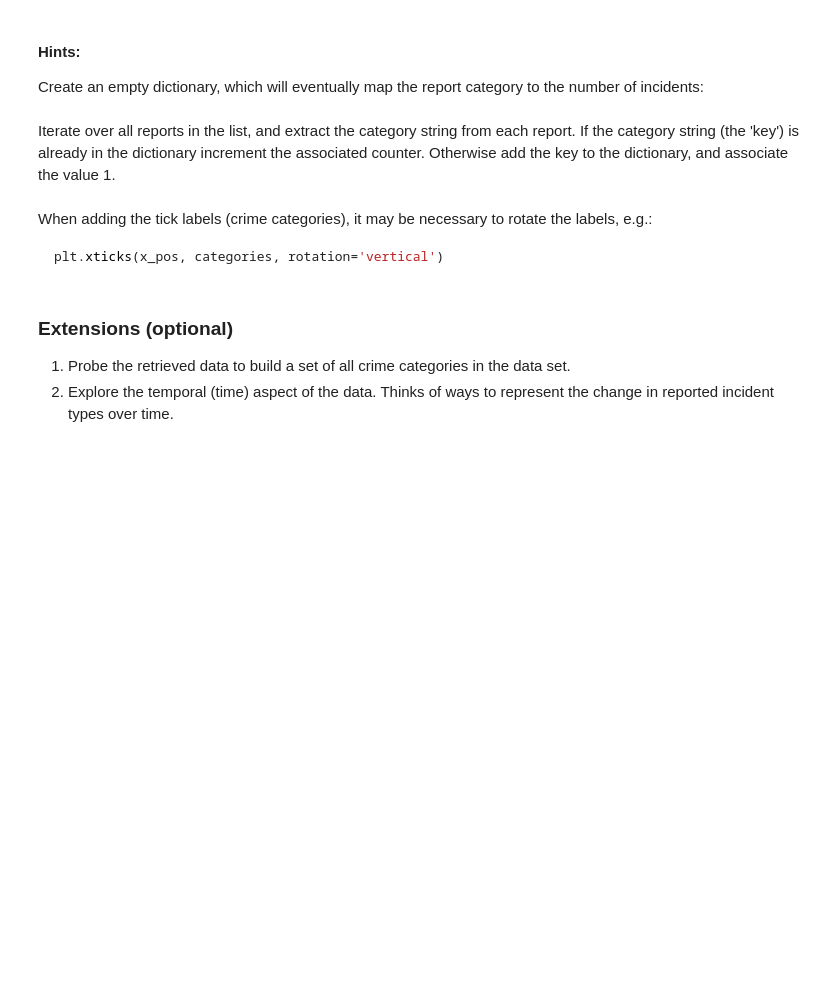
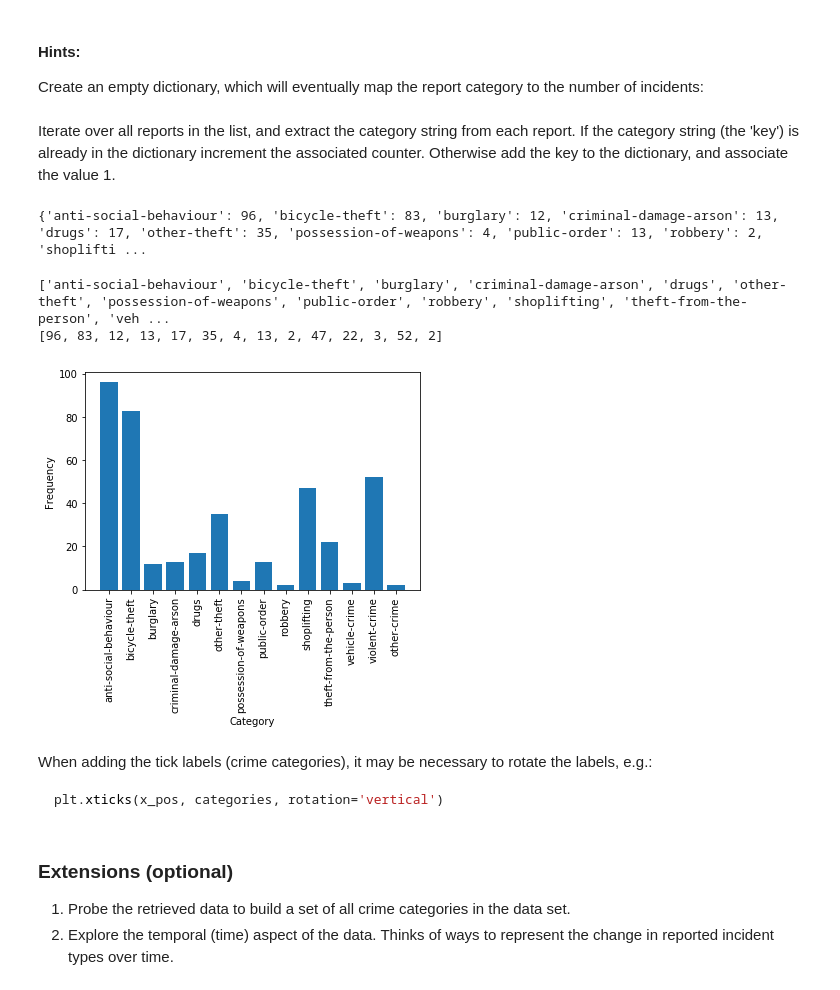
Before and after one commit to mlittle777/K2-Python.Intro, a Jupyter notebook: 08_Plotting-ml.ipynb, the cells around one changed output. Saved outputs shown, nothing was run; the diff lists cells and outputs as text; code cells hidden in the pictures; blank space fills up the shorter version.

````diff
--- a/08_Plotting-ml.ipynb
+++ b/08_Plotting-ml.ipynb
@@ -798,10 +810,39 @@ for report in crime_data:
 
     if category in categories_freq:
         # Increment counter here
-        pass  # This can be removed once this 'if' block has a body
+        categories_freq[category] += 1
     else:
         # Add category to dictionary here
-        pass  # This can be removed once this 'else' block has a body
+        categories_freq[category]= 1
+# %%
+print(categories_freq)
+# %% [output]
+{'anti-social-behaviour': 96, 'bicycle-theft': 83, 'burglary': 12, 'criminal-damage-arson': 13, 'drugs': 17, 'other-theft': 35, 'possession-of-weapons': 4, 'public-order': 13, 'robbery': 2, 'shoplifti ...
+# %%
+# Create an array with the position of each bar along the x-axis, e.g [0, 1, 2, 3, 4]
+x_pos = np.arange(len(categories_freq))
+cat =[]
+freq = []
+for (category, frequency) in categories_freq.items():
+    cat.append(category)
+    freq.append(frequency)
+print(cat)
+print(freq)
+# %% [output]
+['anti-social-behaviour', 'bicycle-theft', 'burglary', 'criminal-damage-arson', 'drugs', 'other-theft', 'possession-of-weapons', 'public-order', 'robbery', 'shoplifting', 'theft-from-the-person', 'veh ...
+[96, 83, 12, 13, 17, 35, 4, 13, 2, 47, 22, 3, 52, 2]
+# %%
+# Produce bar plot
+plt.bar(x_pos, freq, align='center');
+
+# Replace the x ticks with the category name, and rotate labels 30 degrees
+plt.xticks(x_pos, cat, rotation='vertical')
+
+# Add axis labels
+plt.xlabel('Category')
+plt.ylabel('Frequency');
+# %% [output]
+[figure, added]
 # %% [markdown]
 When adding the tick labels (crime categories), it may be necessary to rotate the labels, e.g.:
 ```python
````
Also changed, not shown: parts of 1 cell of this notebook.
